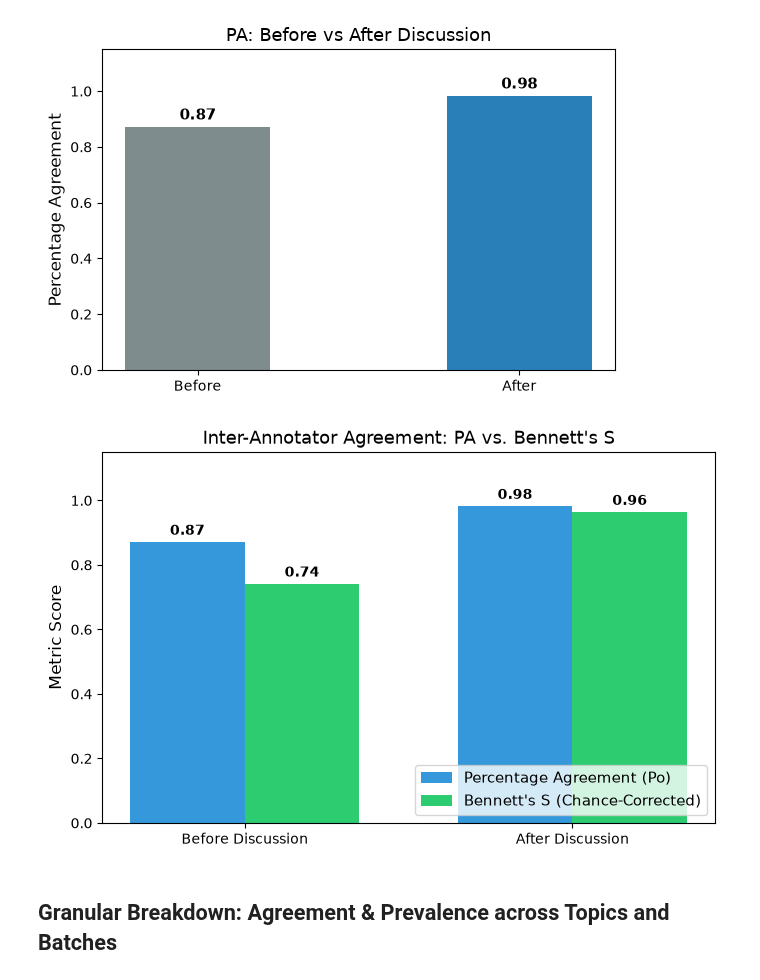
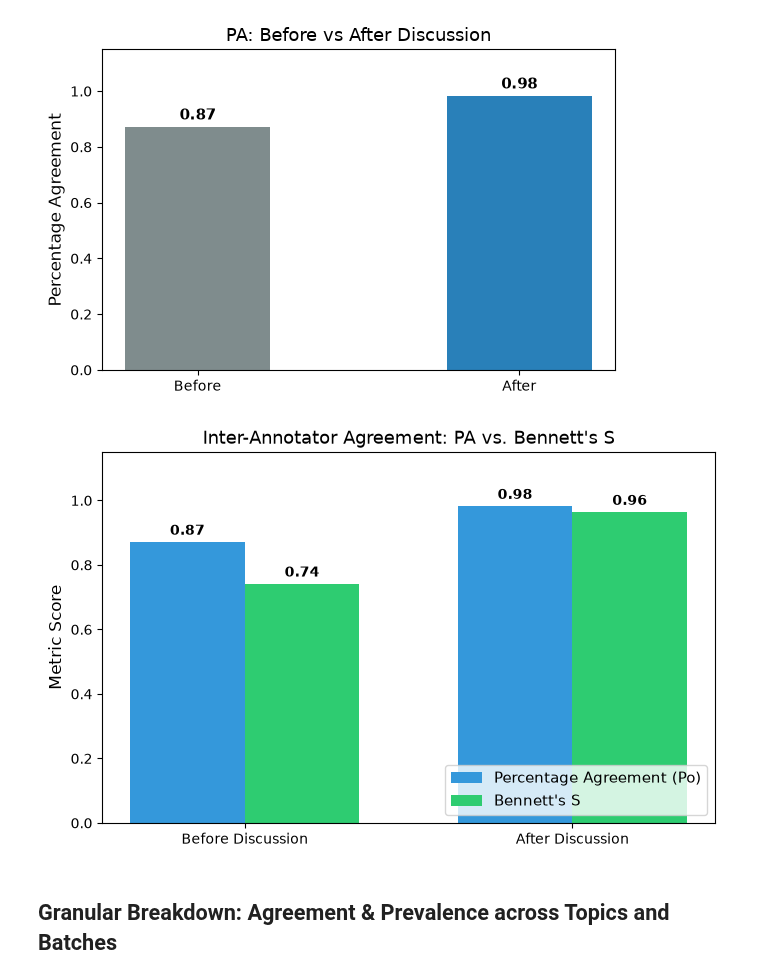
Before and after one commit to daniilperkin-uni/bsem, a Jupyter notebook: annotation_experiment/annotated_data_analysis.ipynb, the cells around one changed output. Cells and saved outputs as stored; diff of their text form; code cells hidden in the pictures.

```diff
--- a/annotation_experiment/annotated_data_analysis.ipynb
+++ b/annotation_experiment/annotated_data_analysis.ipynb
@@ -310,26 +310,26 @@ plt.show()
 # %%
 # Plot Percentage Agreement vs Bennett's S (Chance-Corrected Agreement)
 fig, ax = plt.subplots(figsize=(7, 4.5))
 x = np.arange(2)
 width = 0.35
 
 bars_pa = ax.bar(x - width/2, [before_pa, after_pa], width, label="Percentage Agreement (Po)", color="#3498db")
-bars_s = ax.bar(x + width/2, [before_s, after_s], width, label="Bennett's S (Chance-Corrected)", color="#2ecc71")
+bars_s = ax.bar(x + width/2, [before_s, after_s], width, label="Bennett's S", color="#2ecc71")
 
 ax.bar_label(bars_pa, fmt="%.2f", padding=3, fontsize=10, fontweight="bold")
 ax.bar_label(bars_s, fmt="%.2f", padding=3, fontsize=10, fontweight="bold")
 
 ax.set_xticks(x)
 ax.set_xticklabels(["Before Discussion", "After Discussion"])
 ax.set_ylabel("Metric Score")
 ax.set_title("Inter-Annotator Agreement: PA vs. Bennett's S")
 ax.set_ylim(0, 1.15)
 ax.legend(loc="lower right")
 
 plt.tight_layout()
 plt.show()
 # %% [output]
-[figure, old version]
+[figure, new version]
 # %% [markdown]
 ## Granular Breakdown: Agreement & Prevalence across Topics and Batches
 # %%
```
Also changed, not shown: parts of 3 cells of this notebook.
